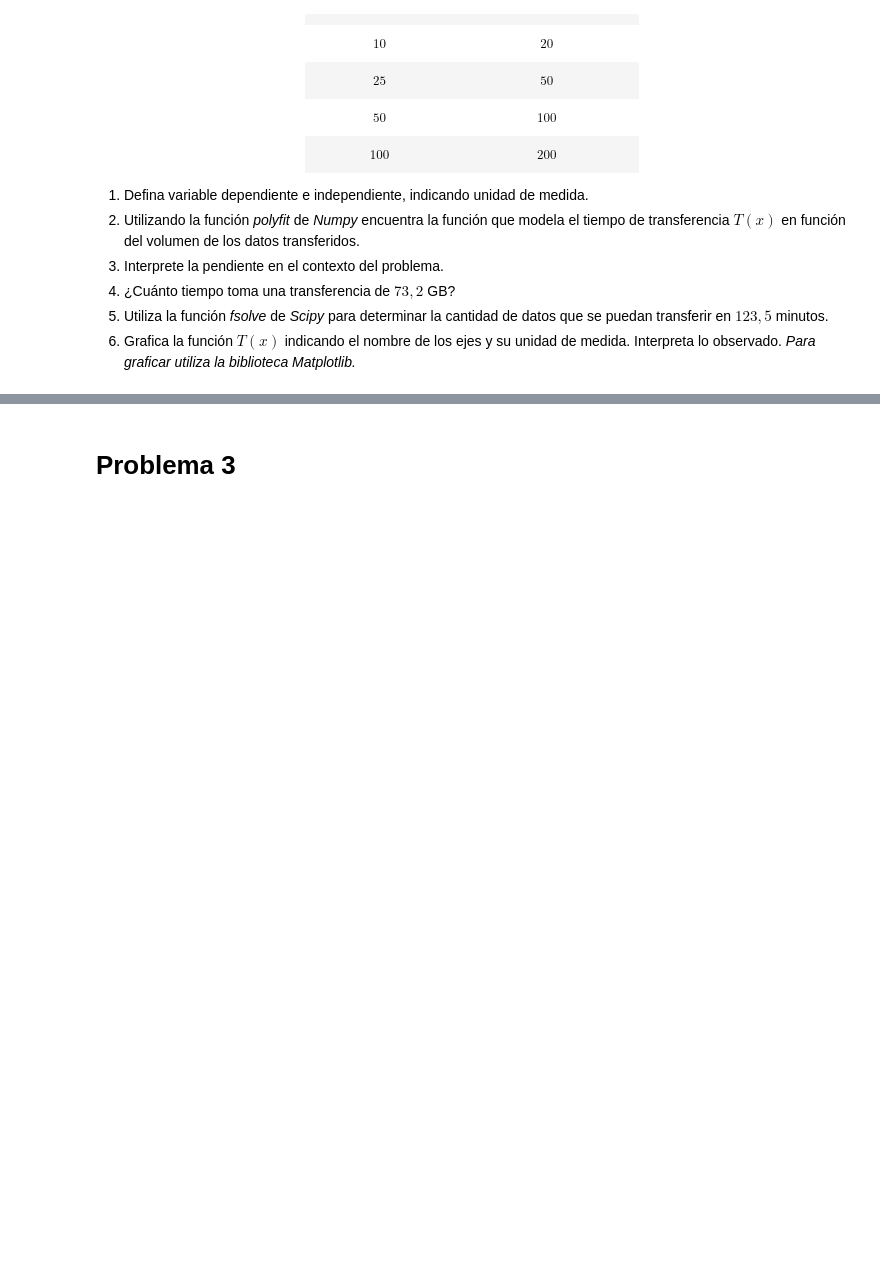
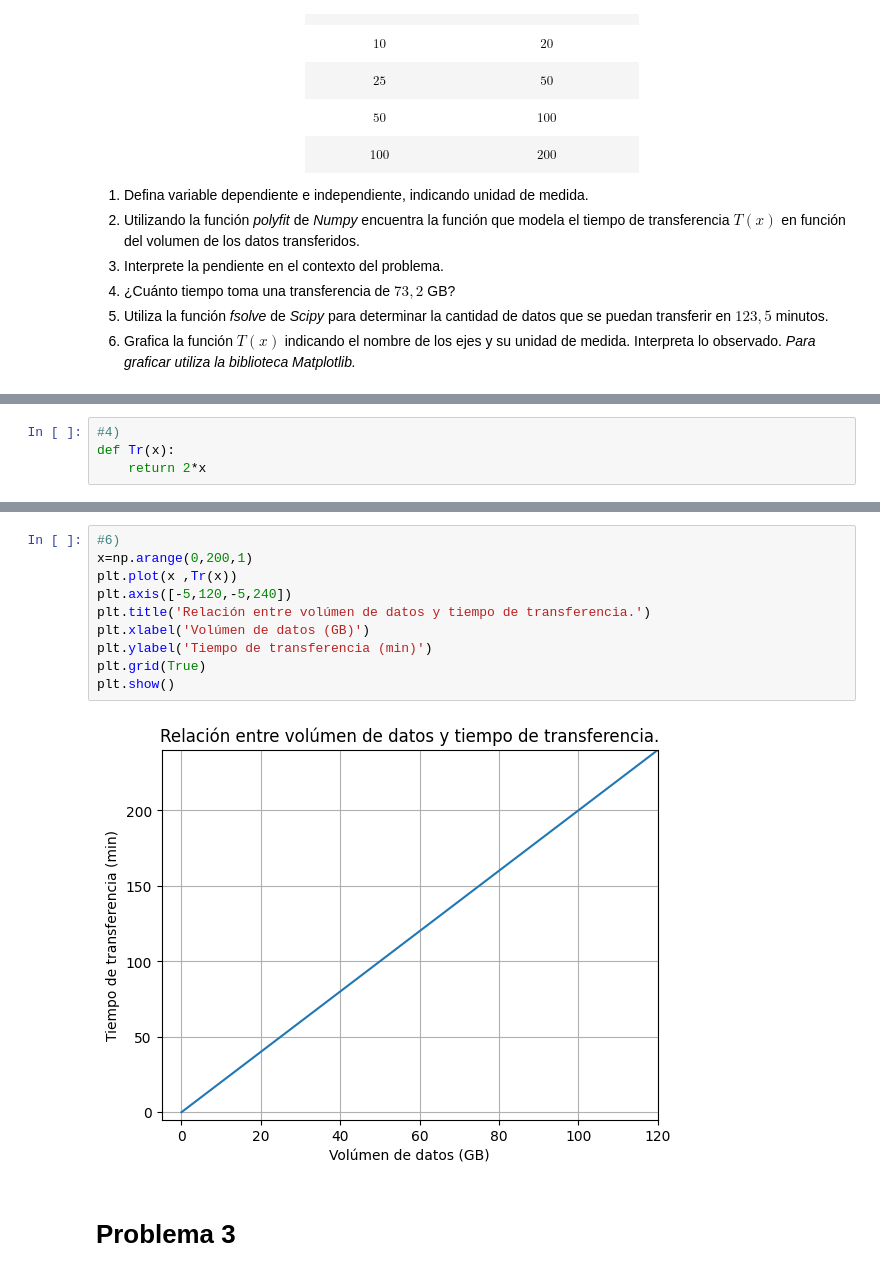
Before and after one commit to NachoSaave/Python-Centralizado, a Jupyter notebook: Mat Aplicada/G2_Función_Lineal.ipynb, the cells around one changed output, grey strips where cells are left out. Saved outputs shown, nothing was run; the diff lists cells and outputs as text; blank space fills up the shorter version.

```diff
--- a/Mat Aplicada/G2_Función_Lineal.ipynb
+++ b/Mat Aplicada/G2_Función_Lineal.ipynb
@@ -61,0 +100,4 @@ Un equipo de TI está monitoreando el tráfico de datos en la red de la empresa.
+# %%
+#4)
+def Tr(x):
+    return 2*x
@@ -62,3 +120,15 @@ Un equipo de TI está monitoreando el tráfico de datos en la red de la empresa.
+# %%
+#6)
+x=np.arange(0,200,1)
+plt.plot(x ,Tr(x))
+plt.axis([-5,120,-5,240])
+plt.title('Relación entre volúmen de datos y tiempo de transferencia.')
+plt.xlabel('Volúmen de datos (GB)')
+plt.ylabel('Tiempo de transferencia (min)')
+plt.grid(True)
+plt.show()
+# %% [output]
+[figure, added]
 # %% [markdown]
 # Problema 3
 # %% [markdown]
```
Also changed, not shown: parts of 27 cells of this notebook.
